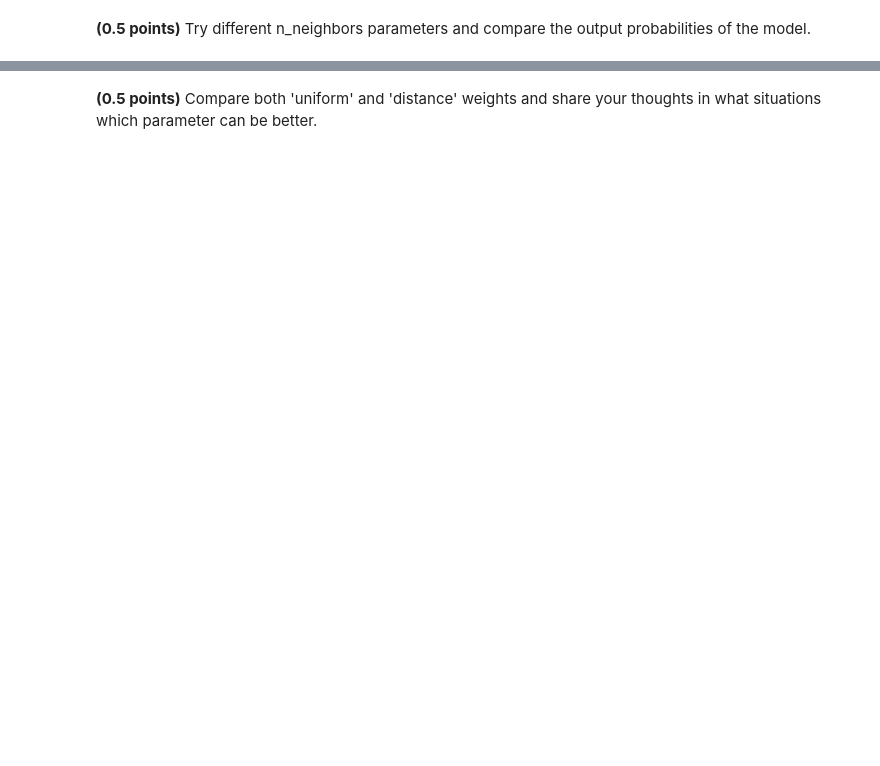
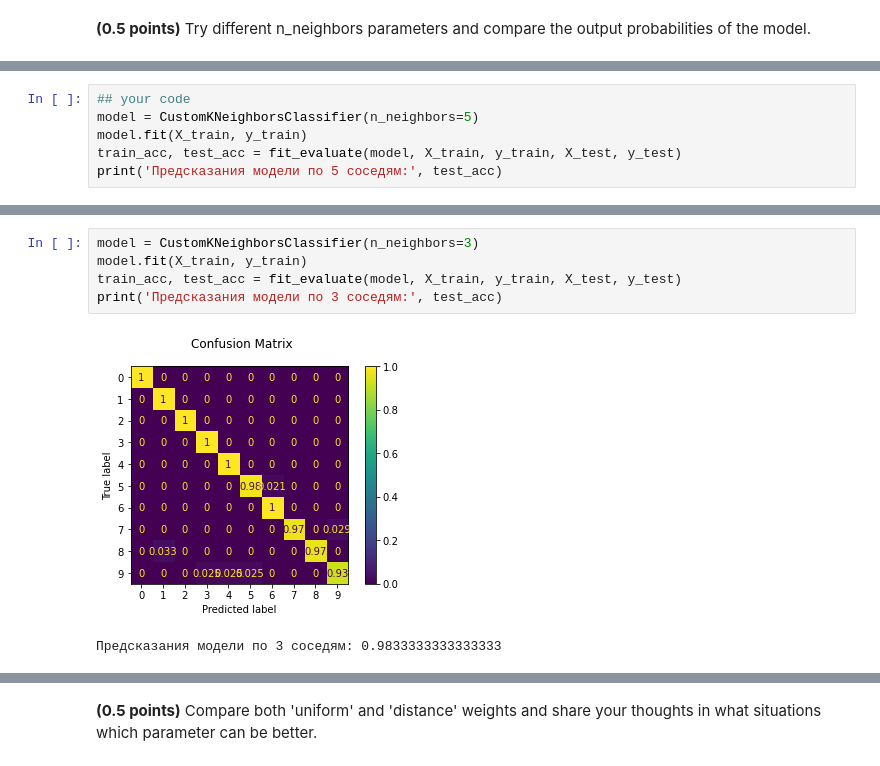
Before and after one commit to Alexandr-M-85/RS_School_ML_intro, a Jupyter notebook: hw_classification.ipynb, the cells around one changed output, grey strips where cells are left out. Saved outputs shown, nothing was run; the diff lists cells and outputs as text; blank space fills up the shorter version.

```diff
--- a/hw_classification.ipynb
+++ b/hw_classification.ipynb
@@ -484,0 +481,6 @@ assert test_acc > 0.98
+# %%
+## your code
+model = CustomKNeighborsClassifier(n_neighbors=5)
+model.fit(X_train, y_train)
+train_acc, test_acc = fit_evaluate(model, X_train, y_train, X_test, y_test)
+print('Предсказания модели по 5 соседям:', test_acc)
@@ -484,0 +490,8 @@ assert test_acc > 0.98
+# %%
+model = CustomKNeighborsClassifier(n_neighbors=3)
+model.fit(X_train, y_train)
+train_acc, test_acc = fit_evaluate(model, X_train, y_train, X_test, y_test)
+print('Предсказания модели по 3 соседям:', test_acc)
+# %% [output]
+[figure, added]
+Предсказания модели по 3 соседям: 0.9833333333333333
```
Also changed, not shown: parts of 67 cells of this notebook.
